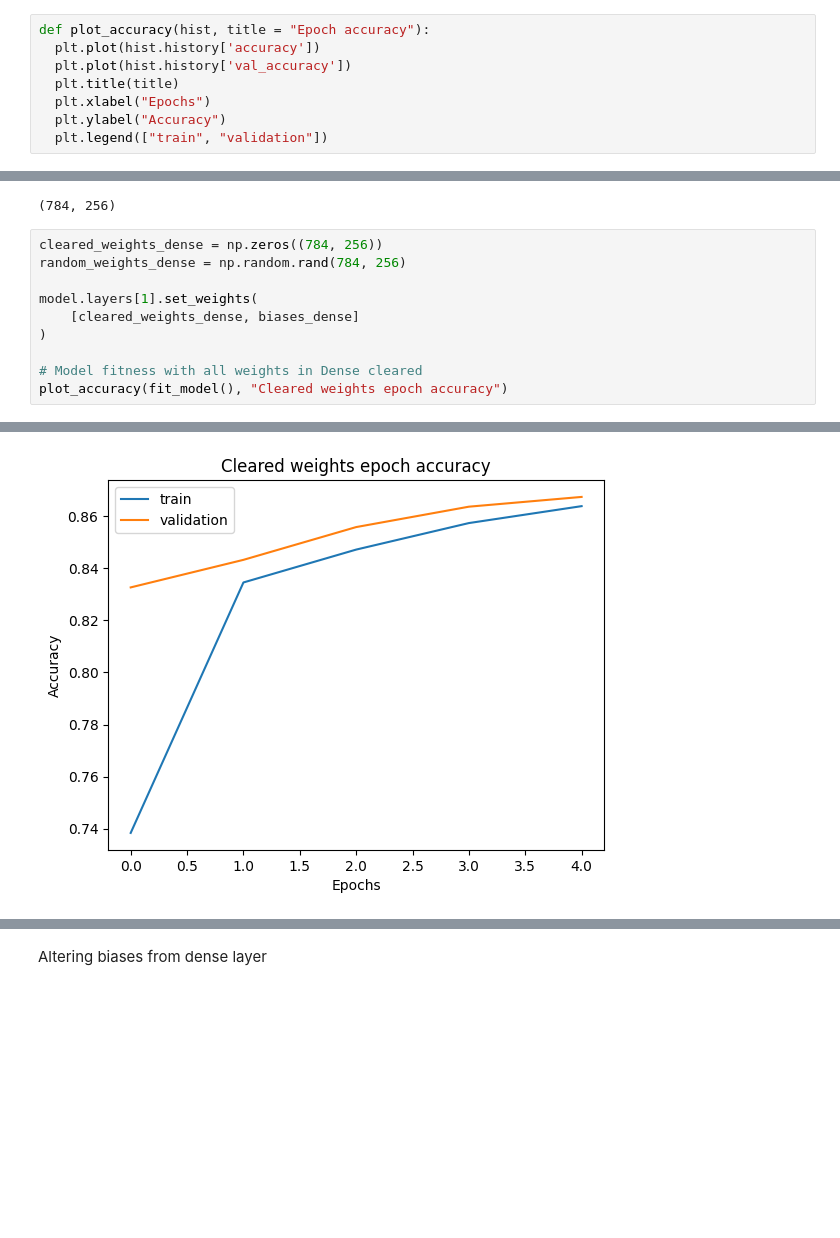
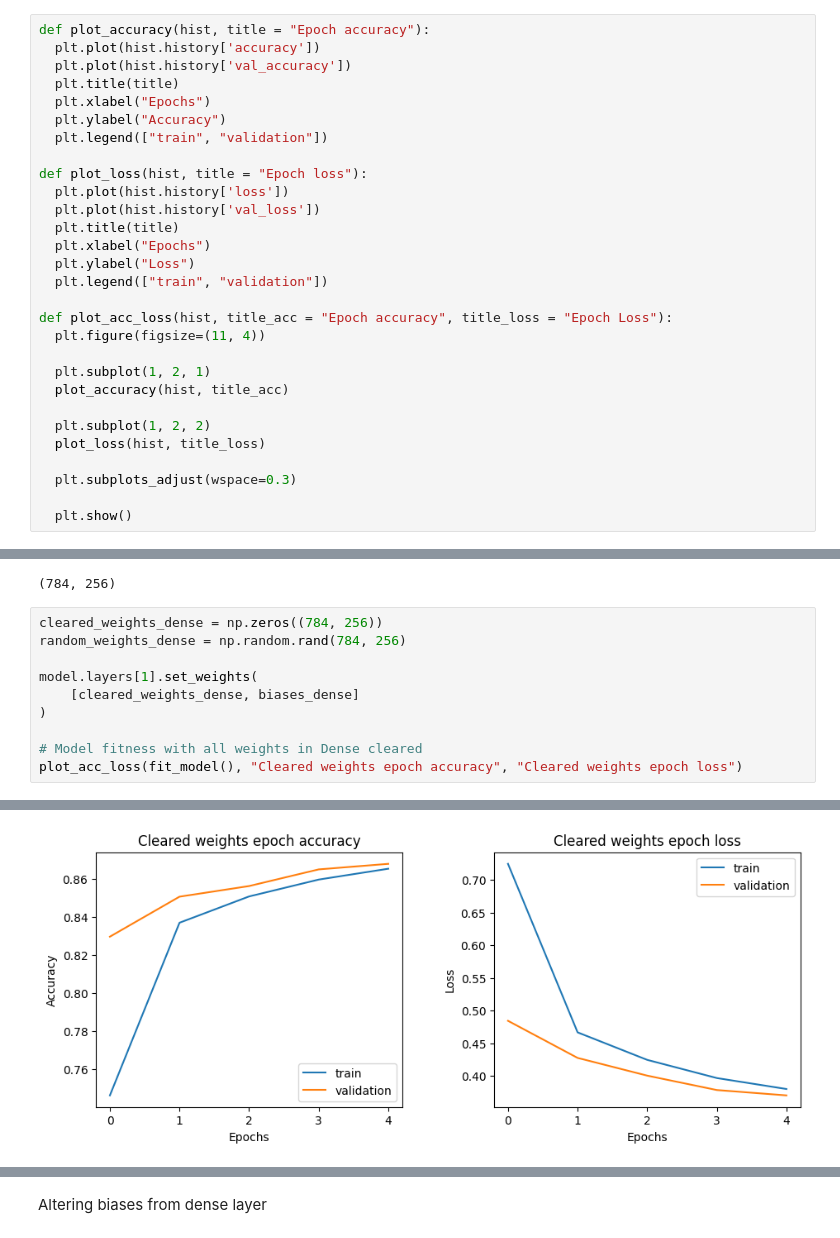
Before and after one commit to Gh0st116/clothes-classification, a Jupyter notebook: clothes_classification.ipynb, the cells around one changed output, grey strips where cells are left out. Drawn from its saved outputs; the diff is of its cells as text; blank space fills up the shorter version.

Commit message:
Updating metric plots

```diff
--- a/clothes_classification.ipynb
+++ b/clothes_classification.ipynb
@@ -164,6 +166,27 @@ def plot_accuracy(hist, title = "Epoch accuracy"):
   plt.xlabel("Epochs")
   plt.ylabel("Accuracy")
   plt.legend(["train", "validation"])
+
+def plot_loss(hist, title = "Epoch loss"):
+  plt.plot(hist.history['loss'])
+  plt.plot(hist.history['val_loss'])
+  plt.title(title)
+  plt.xlabel("Epochs")
+  plt.ylabel("Loss")
+  plt.legend(["train", "validation"])
+
+def plot_acc_loss(hist, title_acc = "Epoch accuracy", title_loss = "Epoch Loss"):
+  plt.figure(figsize=(11, 4))
+
+  plt.subplot(1, 2, 1)
+  plot_accuracy(hist, title_acc)
+
+  plt.subplot(1, 2, 2)
+  plot_loss(hist, title_loss)
+
+  plt.subplots_adjust(wspace=0.3)
+
+  plt.show()
 # %%
 plot_accuracy(history)
 # %% [output]
@@ -235,6 +252,6 @@ model.layers[1].set_weights(
 )
 
 # Model fitness with all weights in Dense cleared
-plot_accuracy(fit_model(), "Cleared weights epoch accuracy")
+plot_acc_loss(fit_model(), "Cleared weights epoch accuracy", "Cleared weights epoch loss")
 # %% [output]
 Epoch 1/5
@@ -250,4 +267,4 @@ Epoch 5/5
-[figure, old version]
+[figure, new version]
 # %%
 model.layers[1].set_weights(
     [random_weights_dense, biases_dense]
```
Also changed, not shown: parts of 12 cells of this notebook.
